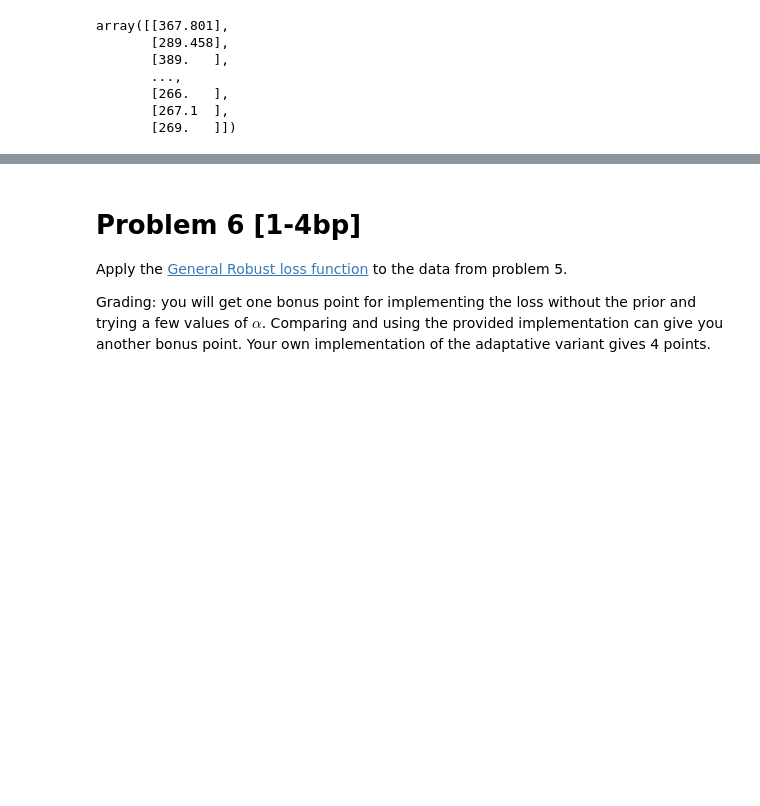
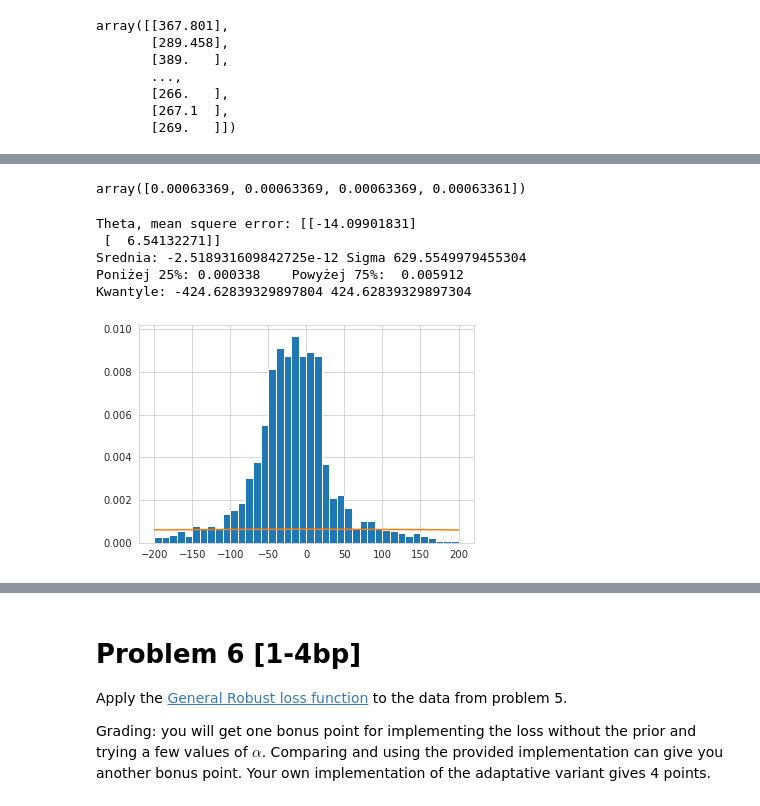
Before and after one commit to lekcyjna123/ml_uwr, a Jupyter notebook: assignment2/Assignment2.ipynb, the cells around one changed output, grey strips where cells are left out. Saved outputs shown, nothing was run; the diff lists cells and outputs as text; code cells hidden in the pictures; blank space fills up the shorter version.

```diff
--- a/assignment2/Assignment2.ipynb
+++ b/assignment2/Assignment2.ipynb
@@ -1176,0 +1152,38 @@ Fraction of negative errs: 0.746284 (should be 0.750000)
+# %%
+rozkladNormalny.pdf([0,1,2,10])
+# %% [output]
+array([0.00063369, 0.00063369, 0.00063369, 0.00063361])
+# %%
+indeksyWewnetrzne=[]
+Theta=np.linalg.inv(X.T@X)@X.T@Y
+print("Theta, mean squere error:",Theta)
+bledy=Y-X@Theta
+NMin=-200
+NMax=200
+plt.hist(bledy,bins=40,range=(NMin,NMax), density=True)
+sigma=np.std(bledy)
+srednia=np.mean(bledy)
+print("Srednia:",srednia,"Sigma",sigma)
+rozkladNormalny=sstats.norm(loc=srednia, scale=sigma)
+plt.plot(np.linspace(NMin,NMax,100),rozkladNormalny.pdf(np.linspace(NMin,NMax,100)))
+ujemnyBlad=rozkladNormalny.ppf(0.25)
+dodatniBlad=rozkladNormalny.ppf(0.75)
+liczbaUjemnychBledow=0
+liczbaDodatnichBledow=0
+for i in range(len(bledy)):
+    b=bledy[i]
+    if b<ujemnyBlad:
+        liczbaUjemnychBledow+=1
+    elif b>dodatniBlad:
+        liczbaDodatnichBledow+=1
+    else:
+        indeksyWewnetrzne.append(i)
+print("Poniżej 25%:{: f} \t Powyżej 75%: {: f}".format(liczbaUjemnychBledow/bledy.size, liczbaDodatnichBledow/bledy.size))
+print("Kwantyle:",ujemnyBlad,dodatniBlad)
+# %% [output]
+Theta, mean squere error: [[-14.09901831]
+ [  6.54132271]]
+Srednia: -2.518931609842725e-12 Sigma 629.5549979455304
+Poniżej 25%: 0.000338    Powyżej 75%:  0.005912
+Kwantyle: -424.62839329897804 424.62839329897304
+[figure, added]
```
Also changed, not shown: parts of 23 cells of this notebook.
